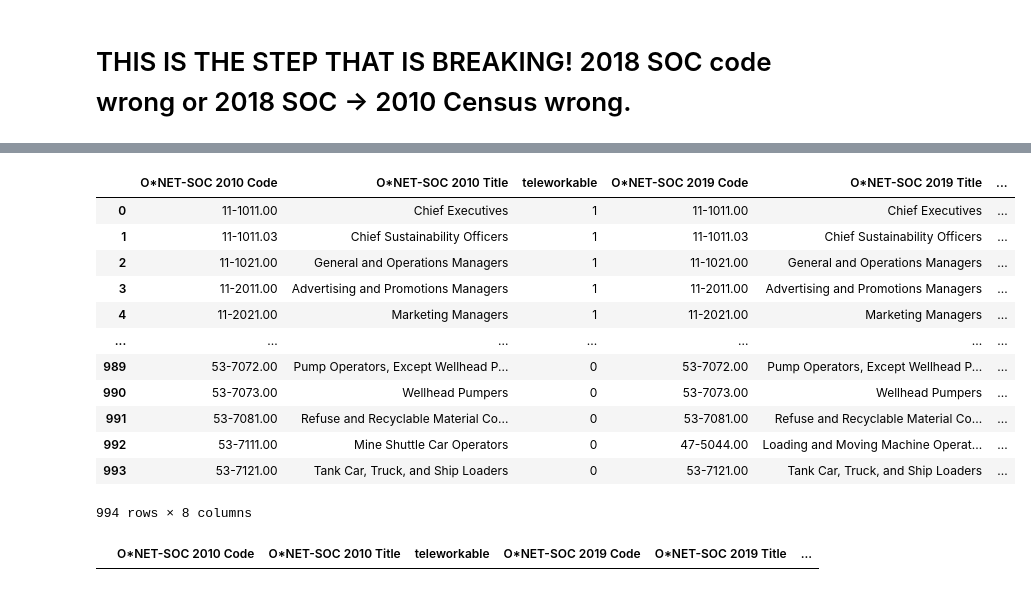
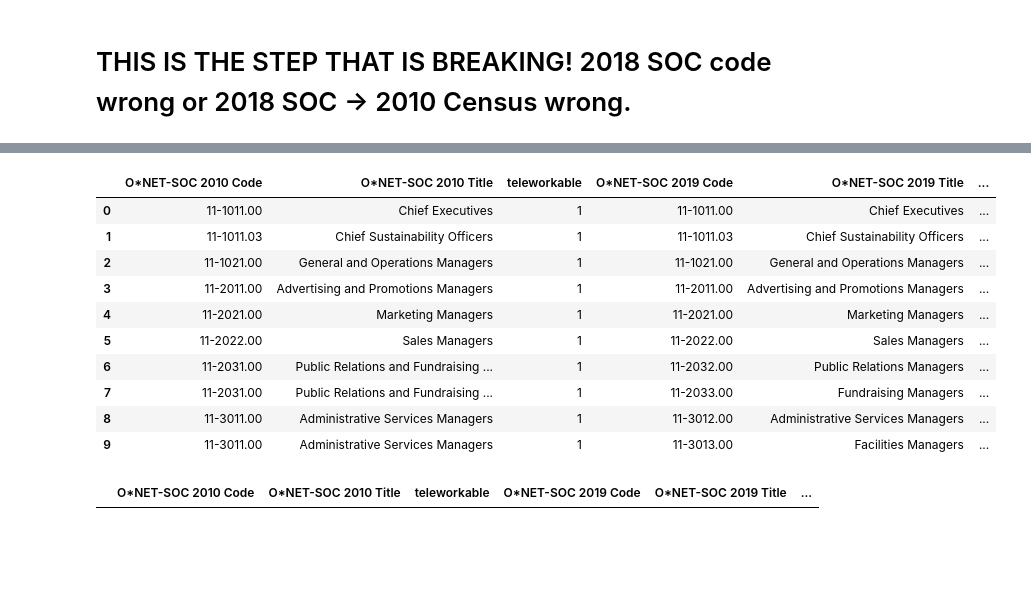
Before and after one commit to meganmccoy/ONET_Occupation_Codes, a Jupyter notebook: Mapping SOP and Census Occupation Codes.ipynb, the cells around one changed output, grey strips where cells are left out. Cells and saved outputs as stored; diff of their text form; code cells hidden in the pictures; blank space fills up the shorter version.

```diff
--- a/Mapping SOP and Census Occupation Codes.ipynb
+++ b/Mapping SOP and Census Occupation Codes.ipynb
@@ -120,11 +120,7 @@ To get from O\*Net SOC 2010 to Census 2010:
     3) SOC 2018 -> Census 2010 (https://www2.census.gov/programs-surveys/demo/guidance/industry-occupation/2018-occupation-code-list-and-crosswalk.xlsx)
 2) Use crosswalk_dict above from SOC 2018 to Census 2010
 # %%
-# DN = pd.read_csv('https://raw.githubusercontent.com/jdingel/DingelNeiman-workathome/master/occ_onet_scores/output/occupations_workathome.csv')
-
-# BLS 2010 SOC Code
-DN = pd.read_csv('https://raw.githubusercontent.com/jdingel/DingelNeiman-workathome/master/onet_to_BLS_crosswalk/output/onet_teleworkable_blscodes.csv')
-
+DN = pd.read_csv('https://raw.githubusercontent.com/jdingel/DingelNeiman-workathome/master/occ_onet_scores/output/occupations_workathome.csv')
 
 DN.rename(columns = {'onetsoccode': 'O*NET-SOC 2010 Code', 'title': 'O*NET-SOC 2010 Title'}, inplace=True)
 DN.head(10) # 968 occupations
@@ -254,19 +202,17 @@ crosswalk_dict
 # %%
 onetDN['2010 Census Code'] = onetDN['2018 SOC Code'].map(crosswalk_dict)
 # %%
-onetDN
+onetDN.head(10)
 # %% [output]
 |  | O*NET-SOC 2010 Code | O*NET-SOC 2010 Title | teleworkable | O*NET-SOC 2019 Code | O*NET-SOC 2019 Title | ... |
 | 0 | 11-1011.00 | Chief Executives | 1 | 11-1011.00 | Chief Executives | ... |
 | 1 | 11-1011.03 | Chief Sustainability Officers | 1 | 11-1011.03 | Chief Sustainability Officers | ... |
 | 2 | 11-1021.00 | General and Operations Managers | 1 | 11-1021.00 | General and Operations Managers | ... |
 | 3 | 11-2011.00 | Advertising and Promotions Managers | 1 | 11-2011.00 | Advertising and Promotions Managers | ... |
 | 4 | 11-2021.00 | Marketing Managers | 1 | 11-2021.00 | Marketing Managers | ... |
-| ... | ... | ... | ... | ... | ... | ... |
-| 989 | 53-7072.00 | Pump Operators, Except Wellhead P... | 0 | 53-7072.00 | Pump Operators, Except Wellhead P... | ... |
-| 990 | 53-7073.00 | Wellhead Pumpers | 0 | 53-7073.00 | Wellhead Pumpers | ... |
-| 991 | 53-7081.00 | Refuse and Recyclable Material Co... | 0 | 53-7081.00 | Refuse and Recyclable Material Co... | ... |
-| 992 | 53-7111.00 | Mine Shuttle Car Operators | 0 | 47-5044.00 | Loading and Moving Machine Operat... | ... |
-| 993 | 53-7121.00 | Tank Car, Truck, and Ship Loaders | 0 | 53-7121.00 | Tank Car, Truck, and Ship Loaders | ... |
+| 5 | 11-2022.00 | Sales Managers | 1 | 11-2022.00 | Sales Managers | ... |
+| 6 | 11-2031.00 | Public Relations and Fundraising ... | 1 | 11-2032.00 | Public Relations Managers | ... |
+| 7 | 11-2031.00 | Public Relations and Fundraising ... | 1 | 11-2033.00 | Fundraising Managers | ... |
+| 8 | 11-3011.00 | Administrative Services Managers | 1 | 11-3012.00 | Administrative Services Managers | ... |
+| 9 | 11-3011.00 | Administrative Services Managers | 1 | 11-3013.00 | Facilities Managers | ... |
-994 rows × 8 columns
 # %%
```
Also changed, not shown: parts of 21 cells of this notebook.
